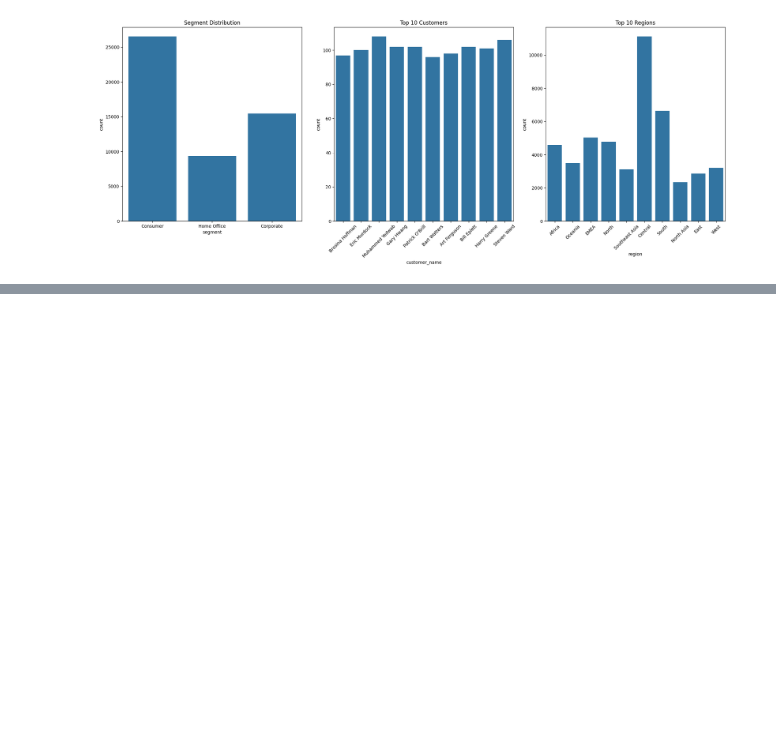
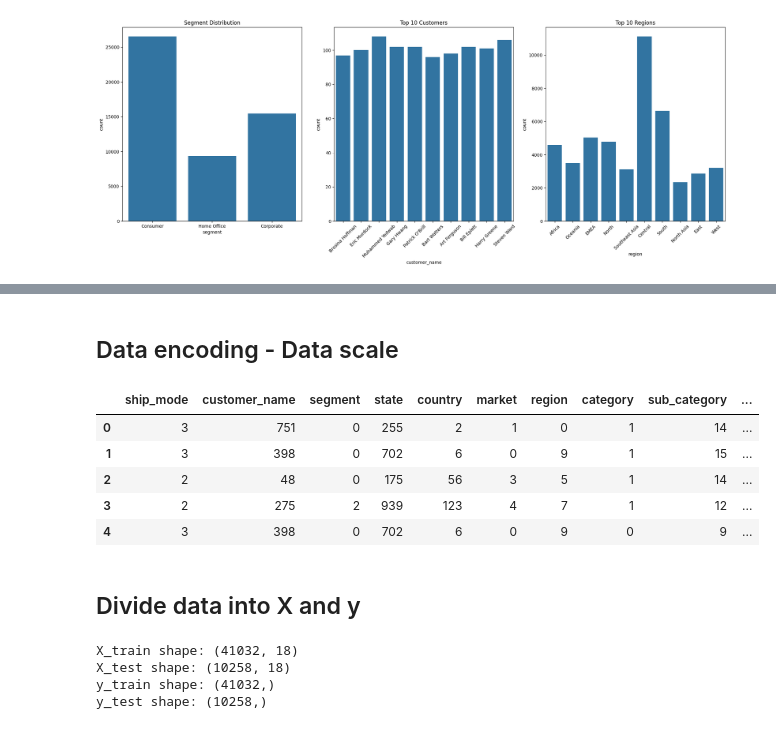
Before and after one commit to Mipjeiger/Supermarket-Sales, a Jupyter notebook: ML_Engineer/EDA/01_EDA.ipynb, the cells around one changed output, grey strips where cells are left out. Saved outputs shown, nothing was run; the diff lists cells and outputs as text; code cells hidden in the pictures; blank space fills up the shorter version.

```diff
--- a/ML_Engineer/EDA/01_EDA.ipynb
+++ b/ML_Engineer/EDA/01_EDA.ipynb
@@ -233,0 +266,44 @@ plt.show()
+# %% [markdown]
+## Data encoding - Data scale
+# %%
+from sklearn.preprocessing import StandardScaler, LabelEncoder
+
+# Copy data
+df_clean = df.copy()
+
+# Remove data isn't needed for machine learning algorithm
+df_clean.drop(columns=['order_id', 'order_date', 'ship_date', 'product_id'], inplace=True)
+df_clean.head()
+
+# Encode data for categorical features
+label_encoder = LabelEncoder()
+for col in df_clean.select_dtypes(include=['object']).columns:
+    df_clean[col] = label_encoder.fit_transform(df_clean[col])
+
+# Show data
+df_clean.head()
+# %% [output]
+|  | ship_mode | customer_name | segment | state | country | market | region | category | sub_category | ... |
+| 0 | 3 | 751 | 0 | 255 | 2 | 1 | 0 | 1 | 14 | ... |
+| 1 | 3 | 398 | 0 | 702 | 6 | 0 | 9 | 1 | 15 | ... |
+| 2 | 2 | 48 | 0 | 175 | 56 | 3 | 5 | 1 | 14 | ... |
+| 3 | 2 | 275 | 2 | 939 | 123 | 4 | 7 | 1 | 12 | ... |
+| 4 | 3 | 398 | 0 | 702 | 6 | 0 | 9 | 0 | 9 | ... |
+# %% [markdown]
+## Divide data into X and y
+# %%
+# Define features and target variable
+X = df_clean.drop(columns=['sales'])
+y = df_clean['sales']
+
+from sklearn.model_selection import train_test_split
+X_train, X_test, y_train, y_test = train_test_split(X, y, test_size=0.2, random_state=42)
+print(f"X_train shape: {X_train.shape}")
+print(f"X_test shape: {X_test.shape}")
+print(f"y_train shape: {y_train.shape}")
+print(f"y_test shape: {y_test.shape}")
+# %% [output]
+X_train shape: (41032, 18)
+X_test shape: (10258, 18)
+y_train shape: (41032,)
+y_test shape: (10258,)
```
Also changed, not shown: parts of 15 cells of this notebook.
